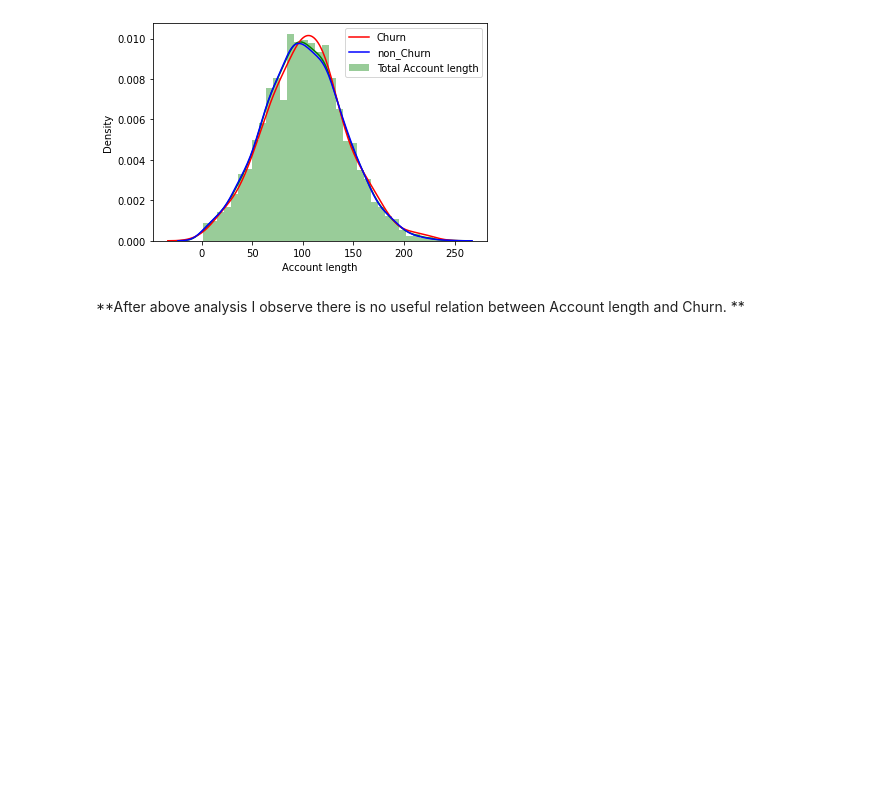
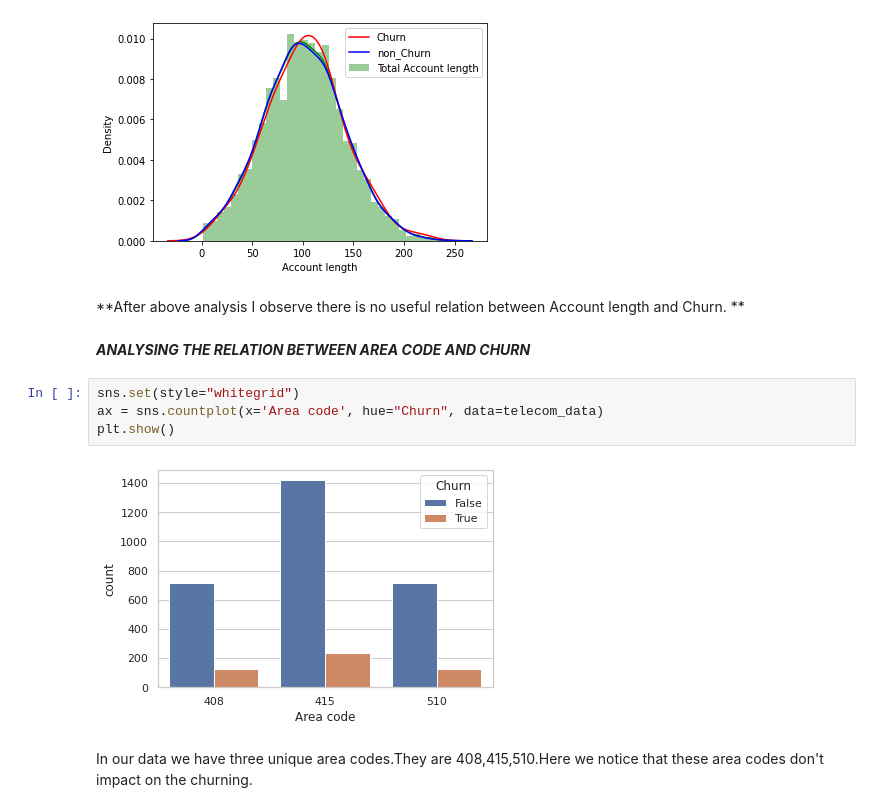
Before and after one commit to m123m12/Telecom-Churn-Analysis, a Jupyter notebook: Copy_of_Telecom_Churn_Analysis_Capstone_Project.ipynb, the cells around one changed output. Cells and saved outputs as stored; diff of their text form; blank space fills up the shorter version.

```diff
--- a/Copy_of_Telecom_Churn_Analysis_Capstone_Project.ipynb
+++ b/Copy_of_Telecom_Churn_Analysis_Capstone_Project.ipynb
@@ -317,3 +321,13 @@ plt.legend()
 [figure]
 # %% [markdown]
 **After above analysis I observe there is no useful relation between Account length and Churn. **
+# %% [markdown]
+***ANALYSING THE RELATION BETWEEN AREA CODE AND CHURN***
+# %%
+sns.set(style="whitegrid")
+ax = sns.countplot(x='Area code', hue="Churn", data=telecom_data)
+plt.show()
+# %% [output]
+[figure, added]
+# %% [markdown]
+In our data we have three unique area codes.They are 408,415,510.Here we notice that these area codes don't impact on the churning.
```
Also changed, not shown: parts of 5 cells of this notebook.
